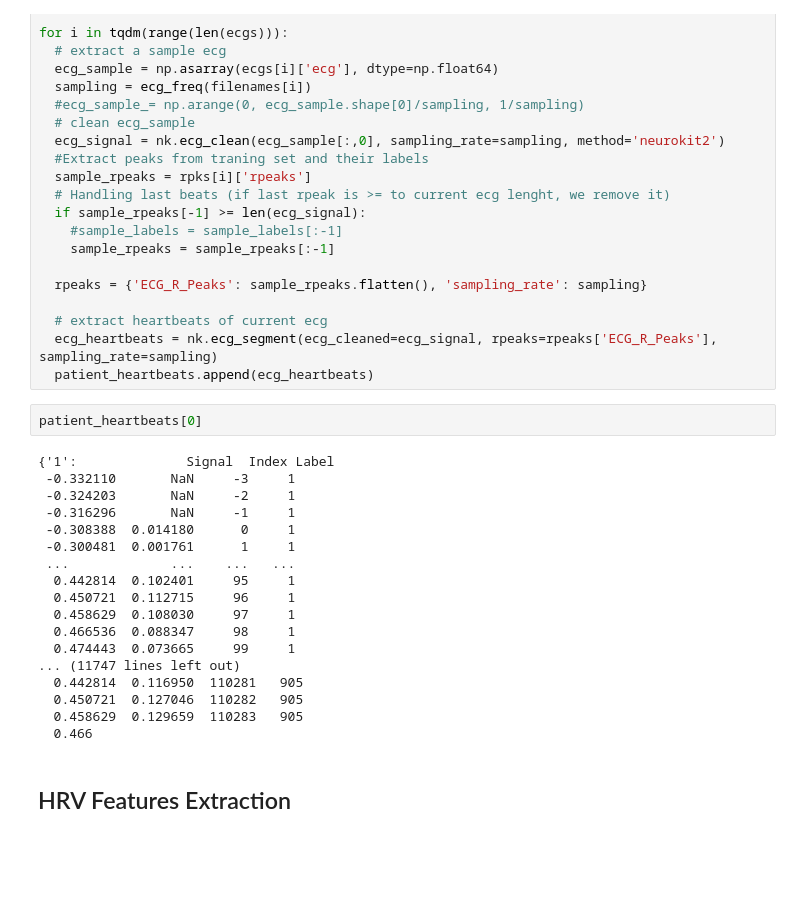
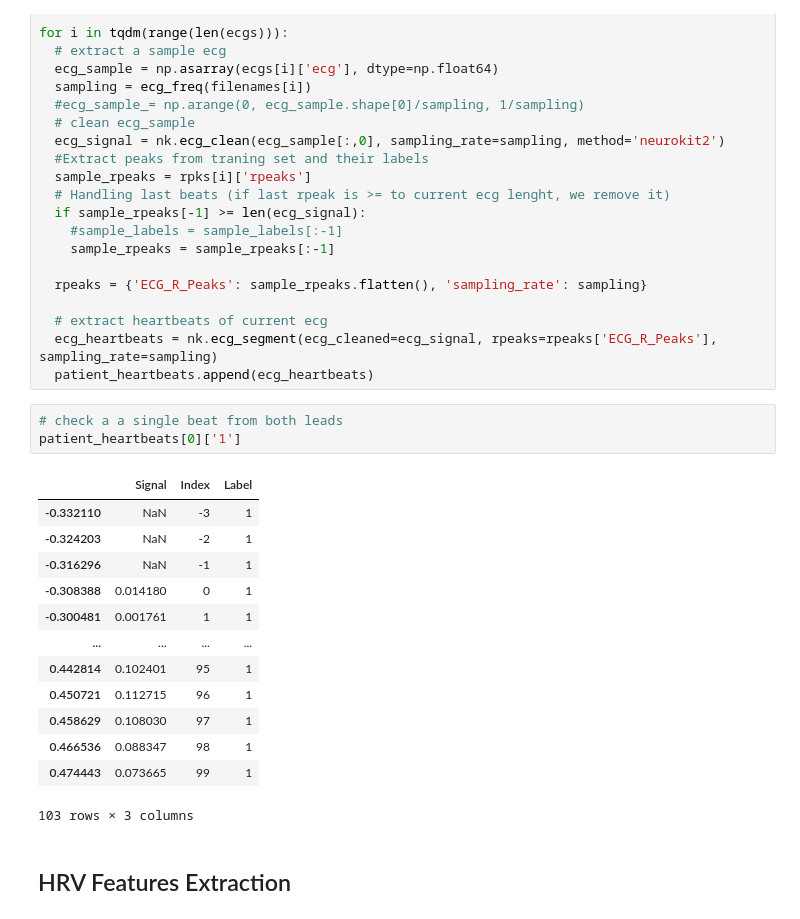
Before and after one commit to romano-francesco/applied-ai-in-biomedicine-ECG-classifier, a Jupyter notebook: Data_Loading_and_Exploration_v2.ipynb, the cells around one changed output. Cells and saved outputs as stored; diff of their text form; blank space fills up the shorter version.

```diff
--- a/Data_Loading_and_Exploration_v2.ipynb
+++ b/Data_Loading_and_Exploration_v2.ipynb
@@ -427,26 +427,23 @@ for i in tqdm(range(len(ecgs))):
   # extract heartbeats of current ecg
   ecg_heartbeats = nk.ecg_segment(ecg_cleaned=ecg_signal, rpeaks=rpeaks['ECG_R_Peaks'], sampling_rate=sampling)
   patient_heartbeats.append(ecg_heartbeats)
-# %%
-patient_heartbeats[0]
-# %% [output]
-{'1':              Signal  Index Label
- -0.332110       NaN     -3     1
- -0.324203       NaN     -2     1
- -0.316296       NaN     -1     1
- -0.308388  0.014180      0     1
- -0.300481  0.001761      1     1
- ...             ...    ...   ...
-  0.442814  0.102401     95     1
-  0.450721  0.112715     96     1
-  0.458629  0.108030     97     1
-  0.466536  0.088347     98     1
-  0.474443  0.073665     99     1
-... (11747 lines left out)
-  0.442814  0.116950  110281   905
-  0.450721  0.127046  110282   905
-  0.458629  0.129659  110283   905
-  0.466
+# %%
+# check a a single beat from both leads
+patient_heartbeats[0]['1']
+# %% [output]
+|  | Signal | Index | Label |
+| -0.332110 | NaN | -3 | 1 |
+| -0.324203 | NaN | -2 | 1 |
+| -0.316296 | NaN | -1 | 1 |
+| -0.308388 | 0.014180 | 0 | 1 |
+| -0.300481 | 0.001761 | 1 | 1 |
+| ... | ... | ... | ... |
+| 0.442814 | 0.102401 | 95 | 1 |
+| 0.450721 | 0.112715 | 96 | 1 |
+| 0.458629 | 0.108030 | 97 | 1 |
+| 0.466536 | 0.088347 | 98 | 1 |
+| 0.474443 | 0.073665 | 99 | 1 |
+103 rows × 3 columns
 # %% [markdown]
 ## HRV Features Extraction
 # %% [markdown]
```
Also changed, not shown: parts of 5 cells of this notebook.
